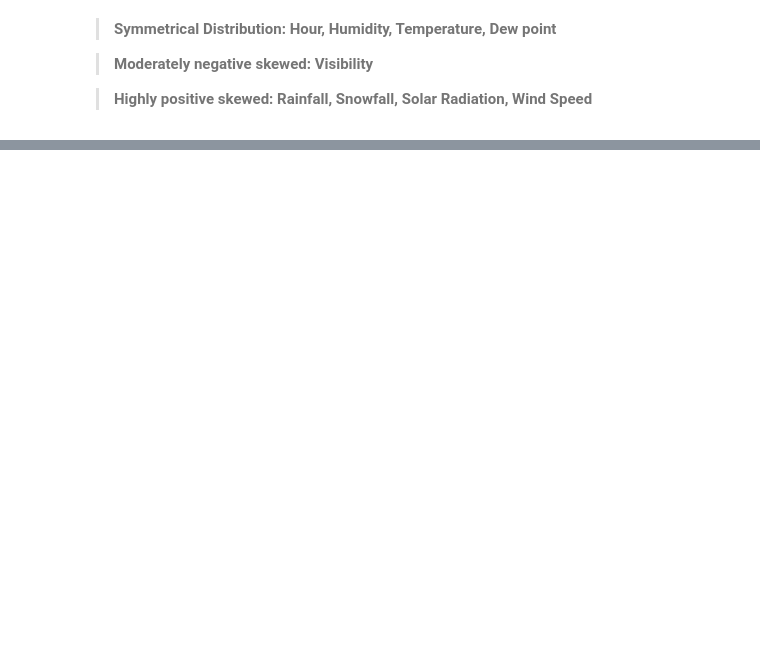
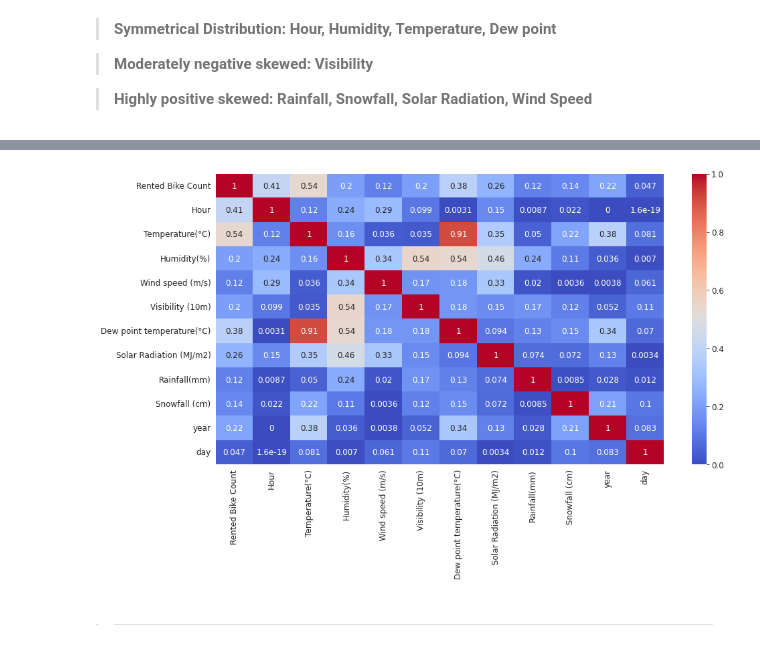
Before and after one commit to RupeshSharma14/Bike-Sharing-Demand-Prediction, a Jupyter notebook: Bike_Sharing_Demand_Prediction_Capstone_Project.ipynb, the cells around one changed output, grey strips where cells are left out. Cells and saved outputs as stored; diff of their text form; code cells hidden in the pictures; blank space fills up the shorter version.

```diff
--- a/Bike_Sharing_Demand_Prediction_Capstone_Project.ipynb
+++ b/Bike_Sharing_Demand_Prediction_Capstone_Project.ipynb
@@ -244,0 +302,14 @@ plt.show()
+# %%
+# Correlation matrix
+
+plt.figure(figsize = (15, 8))
+correlation = bike_df.corr()
+sns.heatmap(abs(correlation), annot = True, cmap = "coolwarm")
+
+plt.show()
+# %% [output]
+[figure, added]
+# %% [markdown]
+
+
+> ****
```
Also changed, not shown: parts of 17 cells of this notebook.
